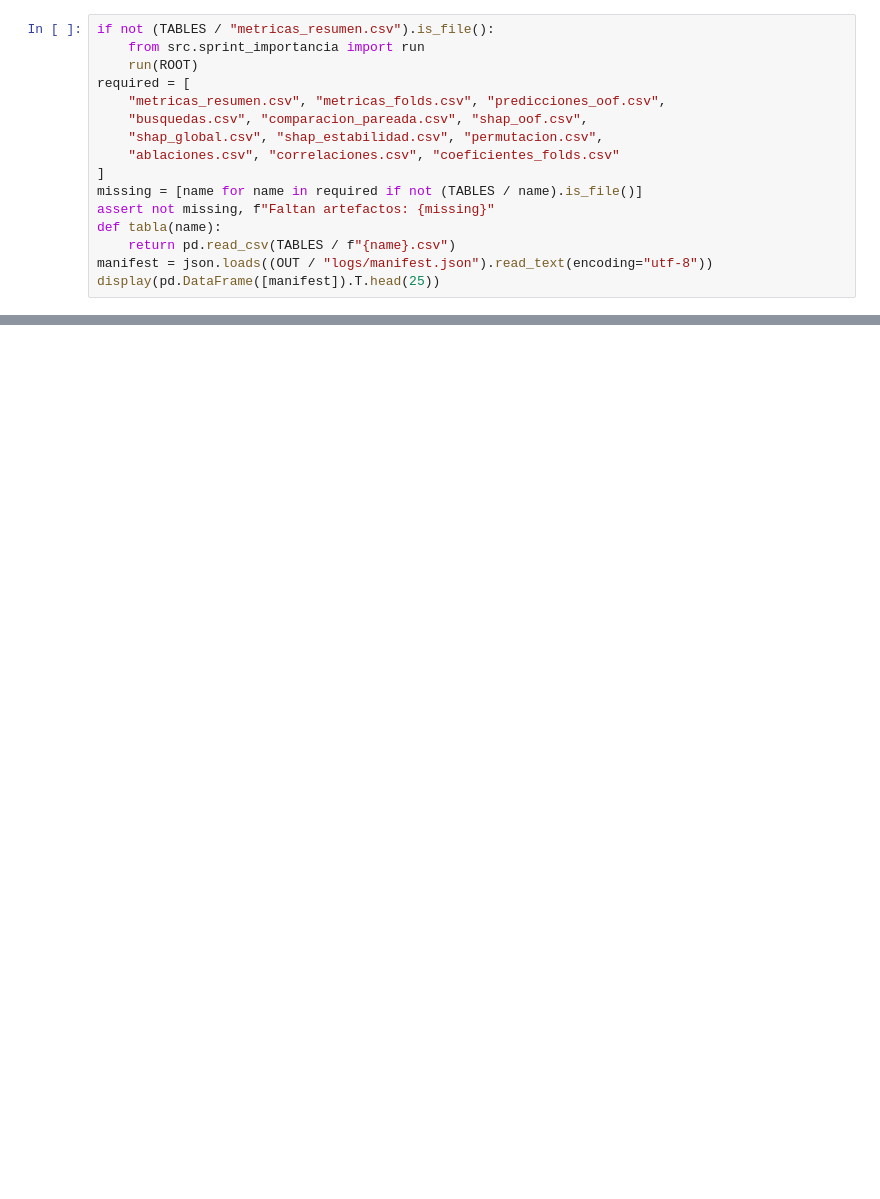
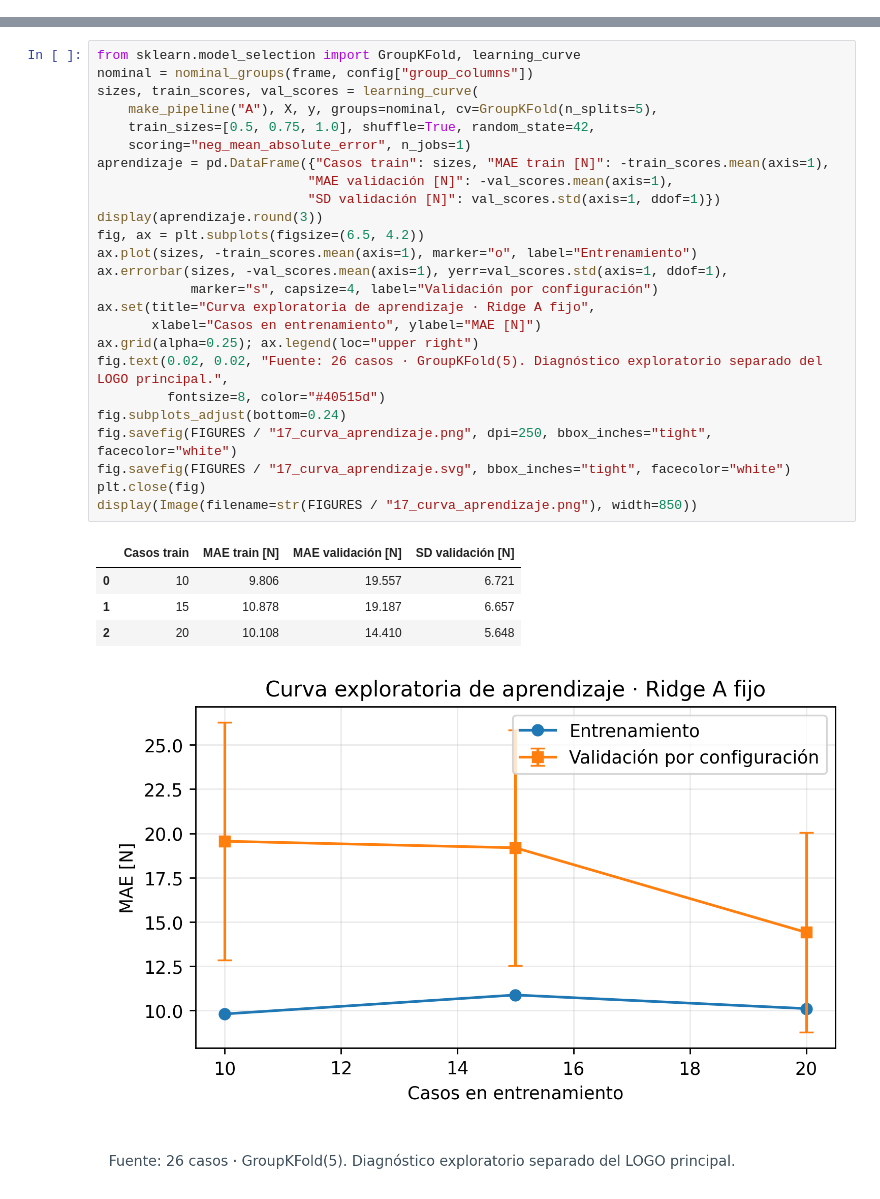
Before and after one commit to melissaaylasb-sudo/T02_MIA14_SeccionB, a Jupyter notebook: notebooks/06_Modelado_Tuning_SHAP.ipynb, the cells around one changed output, grey strips where cells are left out. Drawn from its saved outputs; the diff is of its cells as text; blank space fills up the shorter version.

Commit message:
docs: integrar modelado SHAP y matriz en notebook docente

```diff
--- a/notebooks/06_Modelado_Tuning_SHAP.ipynb
+++ b/notebooks/06_Modelado_Tuning_SHAP.ipynb
@@ -98,16 +0,0 @@ display(diccionario_fe)
-# %%
-if not (TABLES / "metricas_resumen.csv").is_file():
-    from src.sprint_importancia import run
-    run(ROOT)
-required = [
-    "metricas_resumen.csv", "metricas_folds.csv", "predicciones_oof.csv",
-    "busquedas.csv", "comparacion_pareada.csv", "shap_oof.csv",
-    "shap_global.csv", "shap_estabilidad.csv", "permutacion.csv",
-    "ablaciones.csv", "correlaciones.csv", "coeficientes_folds.csv"
-]
-missing = [name for name in required if not (TABLES / name).is_file()]
-assert not missing, f"Faltan artefactos: {missing}"
-def tabla(name):
-    return pd.read_csv(TABLES / f"{name}.csv")
-manifest = json.loads((OUT / "logs/manifest.json").read_text(encoding="utf-8"))
-display(pd.DataFrame([manifest]).T.head(25))
@@ -704,0 +306,31 @@ SHAP describe predicciones del modelo en newtons bajo un background concreto. Pe
+# %%
+from sklearn.model_selection import GroupKFold, learning_curve
+nominal = nominal_groups(frame, config["group_columns"])
+sizes, train_scores, val_scores = learning_curve(
+    make_pipeline("A"), X, y, groups=nominal, cv=GroupKFold(n_splits=5),
+    train_sizes=[0.5, 0.75, 1.0], shuffle=True, random_state=42,
+    scoring="neg_mean_absolute_error", n_jobs=1)
+aprendizaje = pd.DataFrame({"Casos train": sizes, "MAE train [N]": -train_scores.mean(axis=1),
+                           "MAE validación [N]": -val_scores.mean(axis=1),
+                           "SD validación [N]": val_scores.std(axis=1, ddof=1)})
+display(aprendizaje.round(3))
+fig, ax = plt.subplots(figsize=(6.5, 4.2))
+ax.plot(sizes, -train_scores.mean(axis=1), marker="o", label="Entrenamiento")
+ax.errorbar(sizes, -val_scores.mean(axis=1), yerr=val_scores.std(axis=1, ddof=1),
+            marker="s", capsize=4, label="Validación por configuración")
+ax.set(title="Curva exploratoria de aprendizaje · Ridge A fijo",
+       xlabel="Casos en entrenamiento", ylabel="MAE [N]")
+ax.grid(alpha=0.25); ax.legend(loc="upper right")
+fig.text(0.02, 0.02, "Fuente: 26 casos · GroupKFold(5). Diagnóstico exploratorio separado del LOGO principal.",
+         fontsize=8, color="#40515d")
+fig.subplots_adjust(bottom=0.24)
+fig.savefig(FIGURES / "17_curva_aprendizaje.png", dpi=250, bbox_inches="tight", facecolor="white")
+fig.savefig(FIGURES / "17_curva_aprendizaje.svg", bbox_inches="tight", facecolor="white")
+plt.close(fig)
+display(Image(filename=str(FIGURES / "17_curva_aprendizaje.png"), width=850))
+# %% [output]
+|  | Casos train | MAE train [N] | MAE validación [N] | SD validación [N] |
+| 0 | 10 | 9.806 | 19.557 | 6.721 |
+| 1 | 15 | 10.878 | 19.187 | 6.657 |
+| 2 | 20 | 10.108 | 14.410 | 5.648 |
+[figure, added]
```
Also changed, not shown: parts of 73 cells of this notebook, 7 other files.
